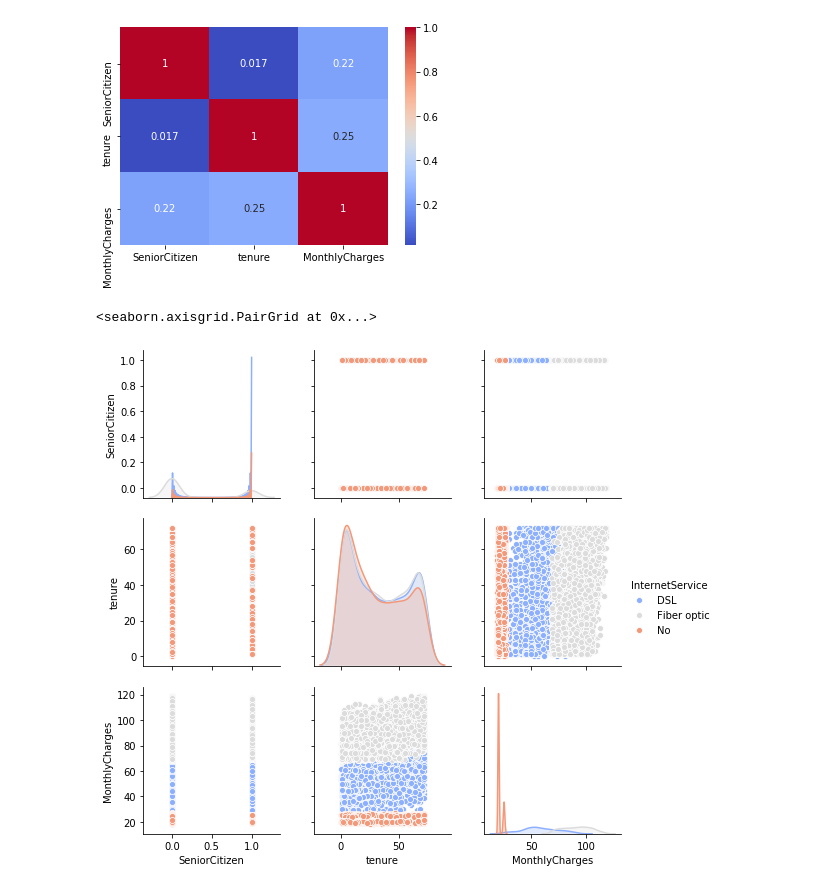
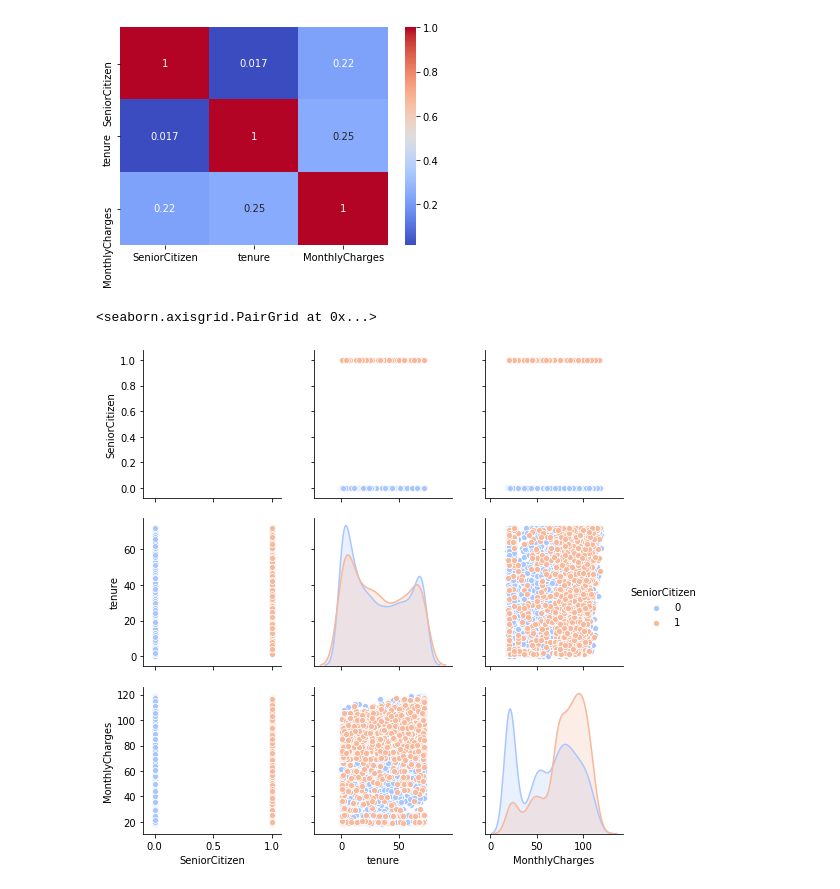
Before and after one commit to aadideshpande/Exploratory-Data-Analysis-of-Telco-Churn-dataset, a Jupyter notebook: eda-1.ipynb, the cells around one changed output. Saved outputs shown, nothing was run; the diff lists cells and outputs as text; code cells hidden in the pictures.

```diff
--- a/eda-1.ipynb
+++ b/eda-1.ipynb
@@ -116,7 +127,7 @@ sns.heatmap(tdata.corr(),annot=True, cmap='coolwarm')
 <matplotlib.axes._subplots.AxesSubplot at 0x...>
 [figure]
 # %%
-sns.pairplot(data=tdata, hue='InternetService' , palette='coolwarm')
+sns.pairplot(data=tdata, hue='SeniorCitizen' , palette='coolwarm')
 # %% [output]
 <seaborn.axisgrid.PairGrid at 0x...>
-[figure, old version]
+[figure, new version]
```
Also changed, not shown: parts of 7 cells of this notebook.
